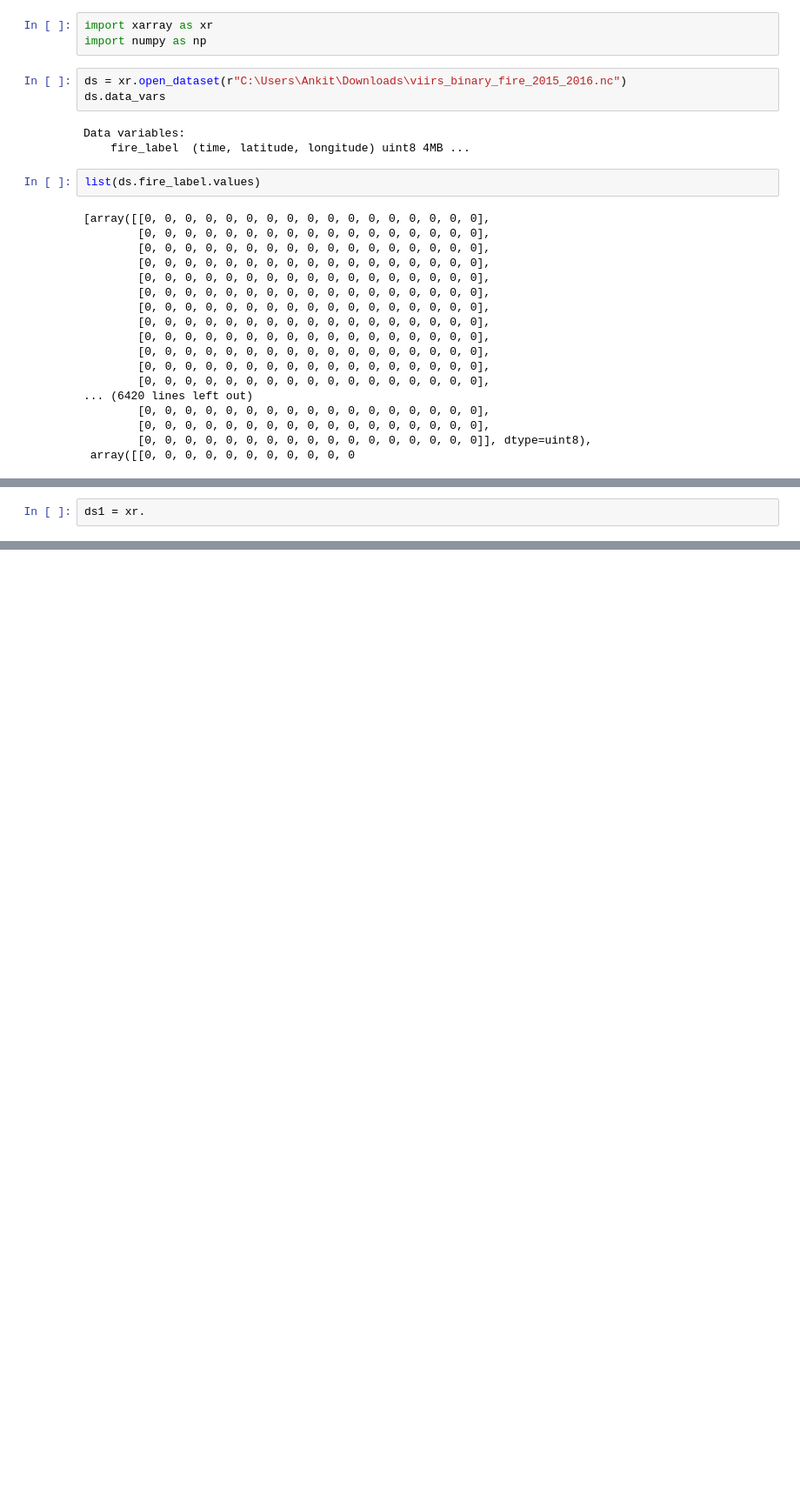
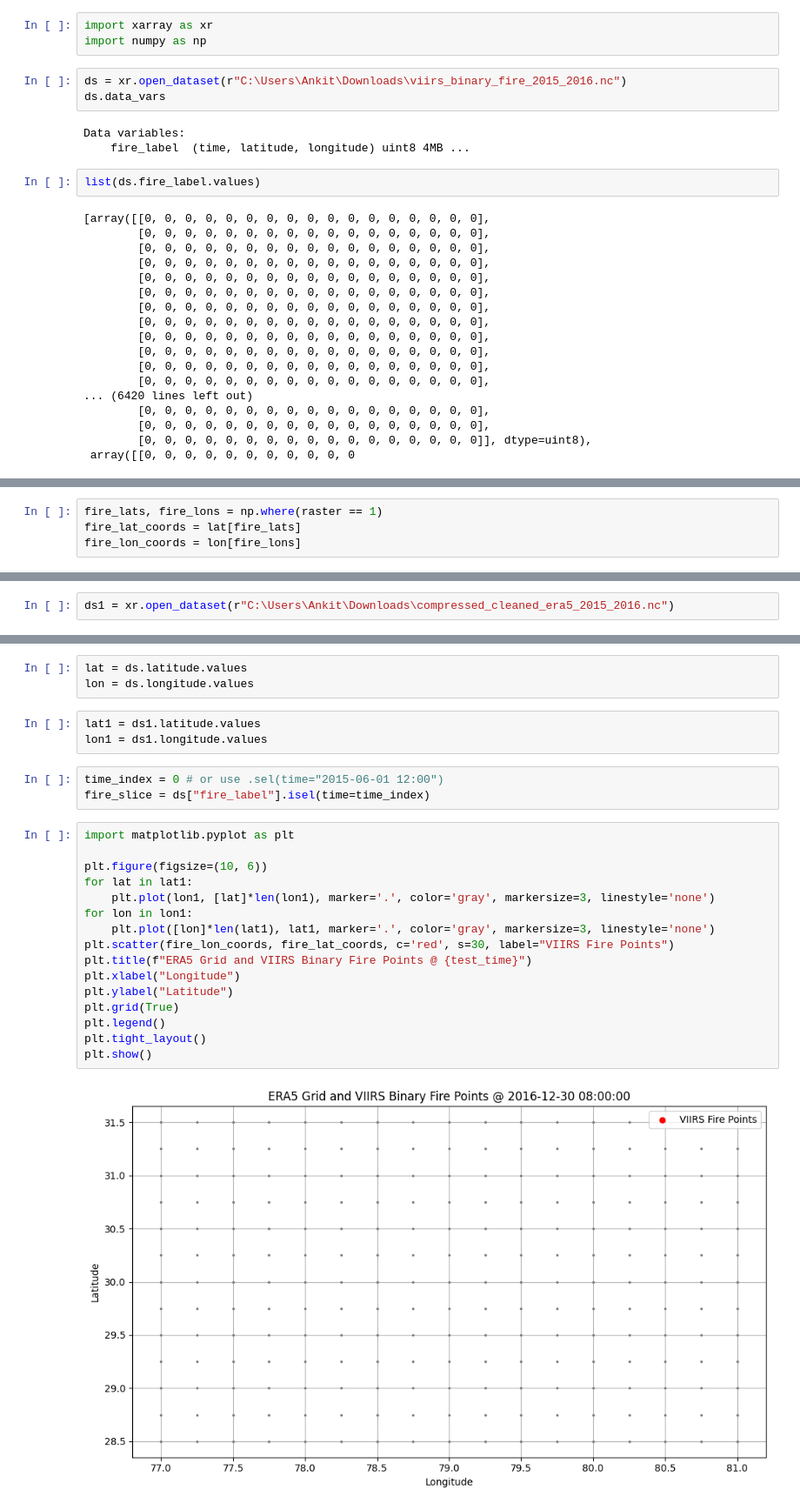
Before and after one commit to ankiibott/Forest_fire_prediction, a Jupyter notebook: data_cleaning/Viirs.ipynb, the cells around one changed output, grey strips where cells are left out. Shown at 87% size. Drawn from its saved outputs; the diff is of its cells as text; blank space fills up the shorter version.

Commit message:
next 1 hr done with data cleaning of viirs target_variable

```diff
--- a/data_cleaning/Viirs.ipynb
+++ b/data_cleaning/Viirs.ipynb
@@ -29,0 +41,4 @@ list(ds.fire_label.values)
+# %%
+fire_lats, fire_lons = np.where(raster == 1)
+fire_lat_coords = lat[fire_lats]
+fire_lon_coords = lon[fire_lons]
@@ -30,2 +49,2 @@ list(ds.fire_label.values)
 # %%
-ds1 = xr.
+ds1 = xr.open_dataset(r"C:\Users\Ankit\Downloads\compressed_cleaned_era5_2015_2016.nc")
@@ -31,0 +60,27 @@ ds1 = xr.
+# %%
+lat = ds.latitude.values
+lon = ds.longitude.values
+# %%
+lat1 = ds1.latitude.values
+lon1 = ds1.longitude.values
+# %%
+time_index = 0 # or use .sel(time="2015-06-01 12:00")
+fire_slice = ds["fire_label"].isel(time=time_index)
+# %%
+import matplotlib.pyplot as plt
+
+plt.figure(figsize=(10, 6))
+for lat in lat1:
+    plt.plot(lon1, [lat]*len(lon1), marker='.', color='gray', markersize=3, linestyle='none')
+for lon in lon1:
+    plt.plot([lon]*len(lat1), lat1, marker='.', color='gray', markersize=3, linestyle='none')
+plt.scatter(fire_lon_coords, fire_lat_coords, c='red', s=30, label="VIIRS Fire Points")
+plt.title(f"ERA5 Grid and VIIRS Binary Fire Points @ {test_time}")
+plt.xlabel("Longitude")
+plt.ylabel("Latitude")
+plt.grid(True)
+plt.legend()
+plt.tight_layout()
+plt.show()
+# %% [output]
+[figure, added]
```
Also changed, not shown: parts of 6 cells of this notebook, 1 other file.
